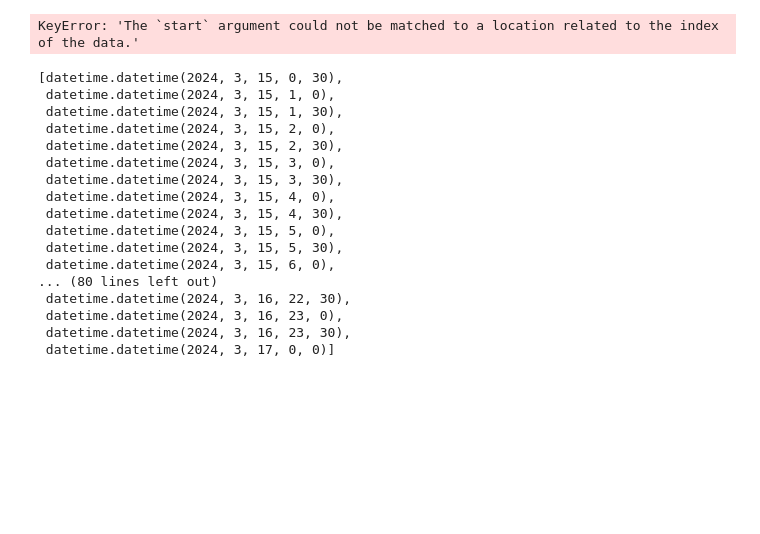
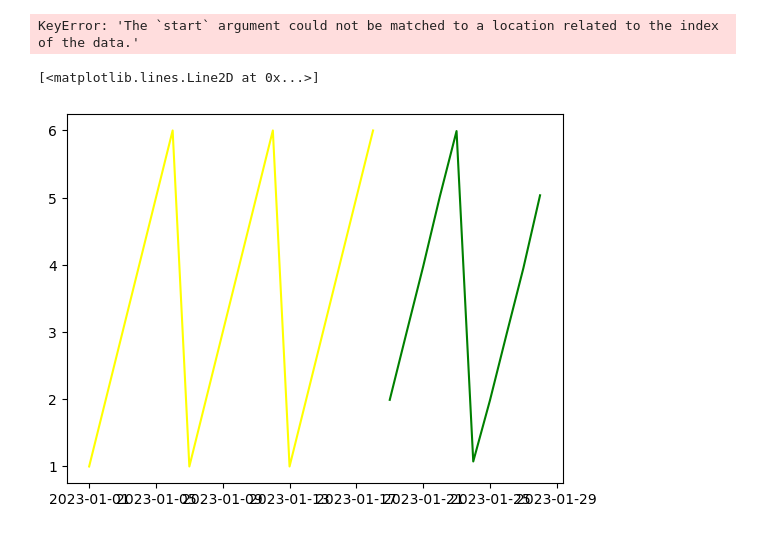
Before and after one commit to Birdbh/Engicoders, a Jupyter notebook: src/tes.ipynb, the cells around one changed output. Cells and saved outputs as stored; diff of their text form; code cells hidden in the pictures; blank space fills up the shorter version.

```diff
--- a/src/tes.ipynb
+++ b/src/tes.ipynb
@@ -147,23 +147,35 @@ plt.show()
 # %% [output]
 [63.0, 63.0, 61.0, 61.0, 59.0, 59.0, 58.0, 58.0, 54.0, 54.0, 49.0, 49.0, 49.0, 49.0, 47.0, 47.0, 47.0, 47.0, 47.0, 47.0, 47.0, 47.0, 51.0, 51.0, 51.0, 51.0, 52.0, 52.0, 56.0, 56.0, 60.0, 60.0, 63.0, 6 ...
 KeyError: 'The `start` argument could not be matched to a location related to the index of the data.'
-# %%
-predict.X_future
-# %% [output]
-[datetime.datetime(2024, 3, 15, 0, 30),
- datetime.datetime(2024, 3, 15, 1, 0),
- datetime.datetime(2024, 3, 15, 1, 30),
- datetime.datetime(2024, 3, 15, 2, 0),
- datetime.datetime(2024, 3, 15, 2, 30),
- datetime.datetime(2024, 3, 15, 3, 0),
- datetime.datetime(2024, 3, 15, 3, 30),
- datetime.datetime(2024, 3, 15, 4, 0),
- datetime.datetime(2024, 3, 15, 4, 30),
- datetime.datetime(2024, 3, 15, 5, 0),
- datetime.datetime(2024, 3, 15, 5, 30),
- datetime.datetime(2024, 3, 15, 6, 0),
-... (80 lines left out)
- datetime.datetime(2024, 3, 16, 22, 30),
- datetime.datetime(2024, 3, 16, 23, 0),
- datetime.datetime(2024, 3, 16, 23, 30),
- datetime.datetime(2024, 3, 17, 0, 0)]
+# %%
+from statsmodels.tsa.statespace.sarimax import SARIMAX
+import matplotlib.pyplot as plt
+import datetime as dt
+
+# Define the start date for date1 array
+start_date = dt.datetime(2023, 1, 1)  # Example: starting from January 1, 2023
+
+# Create date1 array with 18 days of datetime objects starting from start_date
+date1 = [start_date + dt.timedelta(days=i) for i in range(18)]
+
+# The start date for date2 is one day after the last date in date1
+start_date2 = date1[-1] + dt.timedelta(days=1)
+
+# Create date2 array with 20 days of datetime objects starting from start_date2
+date2 = [start_date2 + dt.timedelta(days=i) for i in range(10)]
+
+y = [1,2,3,4,5,6,1,2,3,4,5,6,1,2,3,4,5,6]
+
+ARIMAmodel = SARIMAX(y, order=(5,1,0))
+
+ARMAmodel = ARIMAmodel.fit()
+
+y_pred = ARMAmodel.get_forecast(10)
+
+predictions = ARMAmodel.predict(start = 19, end = 28)
+
+plt.plot(date1,y, color='Yellow', label = 'ARIMA Predictions')
+plt.plot(date2,predictions, color='green', label = 'ARIMA Predictions')
+# %% [output]
+[<matplotlib.lines.Line2D at 0x...>]
+[figure, added]
```
